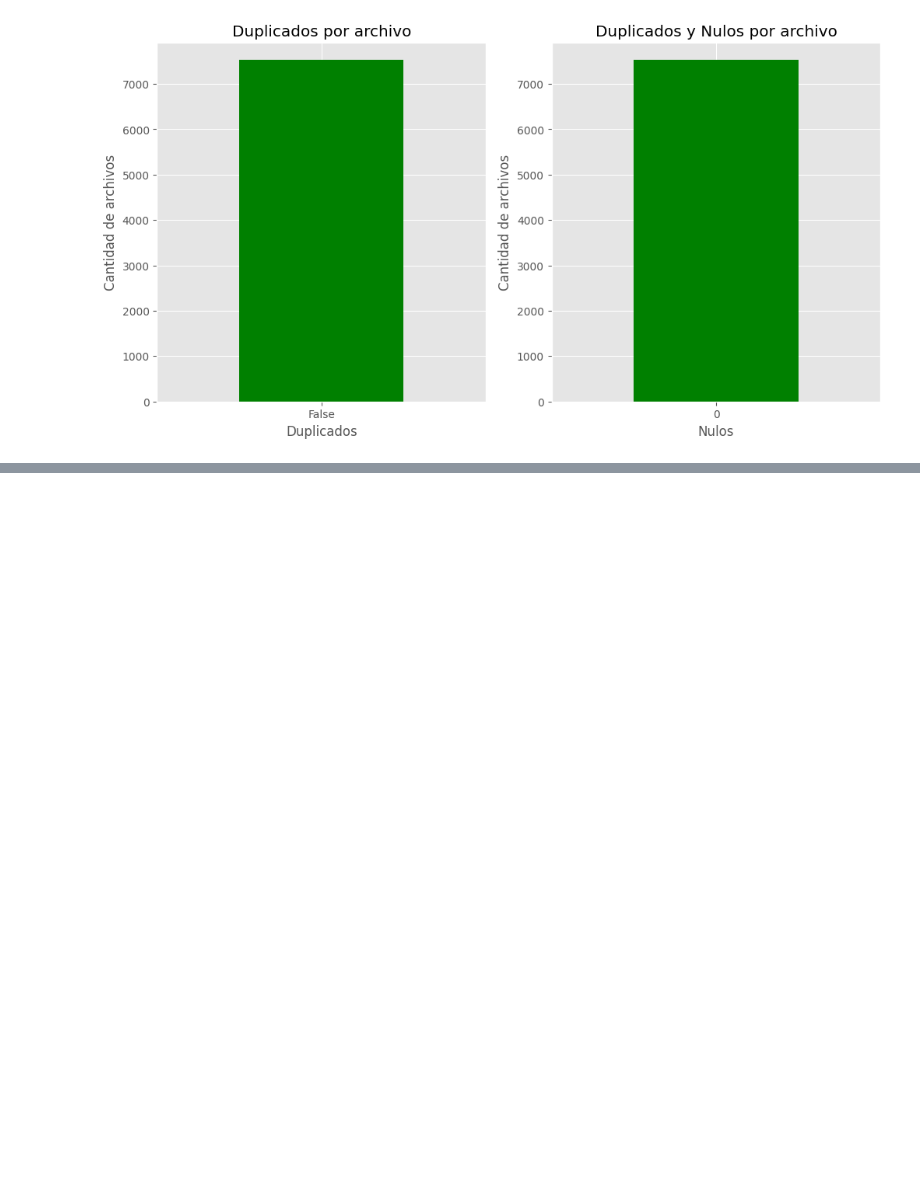
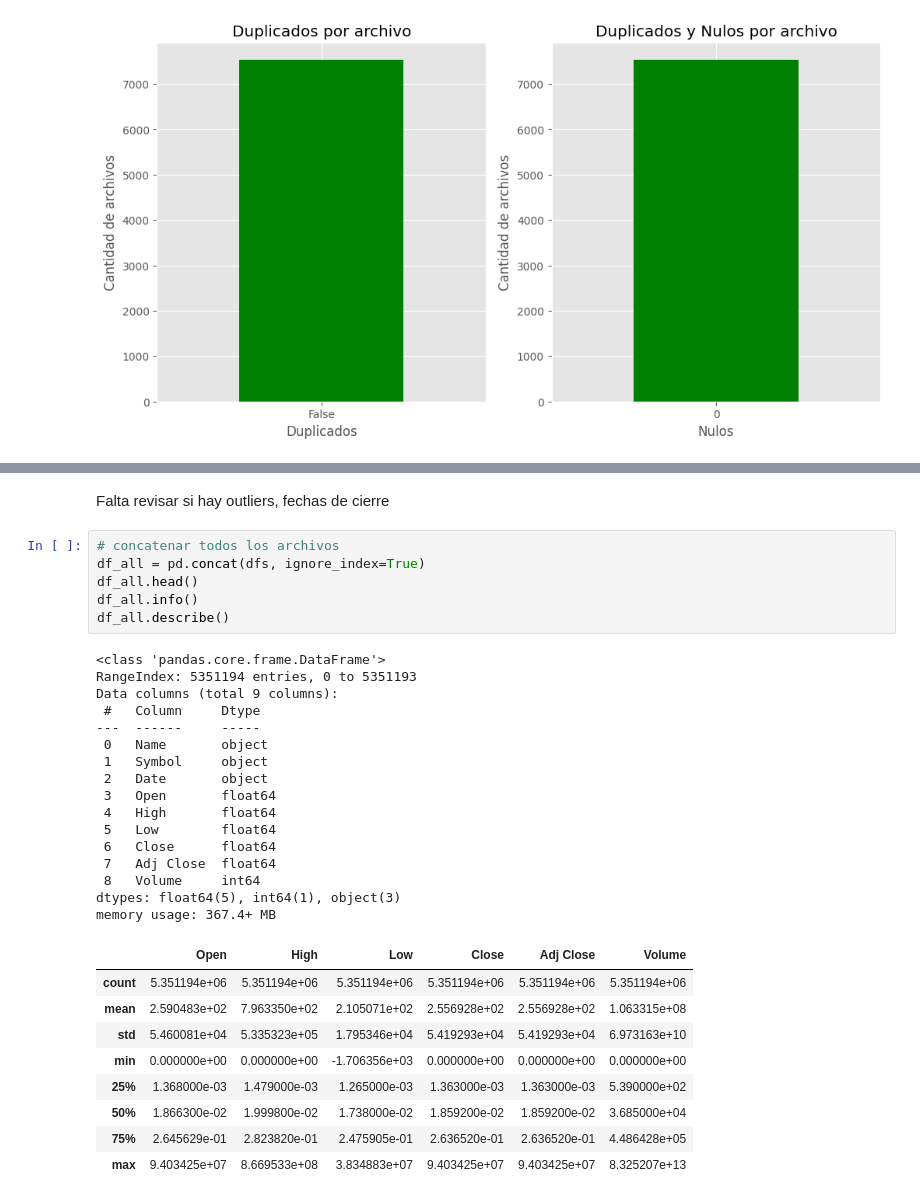
Before and after one commit to R0SEWT/ML-Island, a Jupyter notebook: Fundamentos de ML y preparacion de datos/01_ML_Preprocesamiento_CriptoMonedas.ipynb, the cells around one changed output, grey strips where cells are left out. Drawn from its saved outputs; the diff is of its cells as text; blank space fills up the shorter version.

```diff
--- a/Fundamentos de ML y preparacion de datos/01_ML_Preprocesamiento_CriptoMonedas.ipynb
+++ b/Fundamentos de ML y preparacion de datos/01_ML_Preprocesamiento_CriptoMonedas.ipynb
@@ -308,0 +324,34 @@ plt.show()
+# %% [markdown]
+Falta revisar si hay outliers, fechas de cierre
+# %%
+# concatenar todos los archivos
+df_all = pd.concat(dfs, ignore_index=True)
+df_all.head()
+df_all.info()
+df_all.describe()
+# %% [output]
+<class 'pandas.core.frame.DataFrame'>
+RangeIndex: 5351194 entries, 0 to 5351193
+Data columns (total 9 columns):
+ #   Column     Dtype
+---  ------     -----
+ 0   Name       object
+ 1   Symbol     object
+ 2   Date       object
+ 3   Open       float64
+ 4   High       float64
+ 5   Low        float64
+ 6   Close      float64
+ 7   Adj Close  float64
+ 8   Volume     int64
+dtypes: float64(5), int64(1), object(3)
+memory usage: 367.4+ MB
+|  | Open | High | Low | Close | Adj Close | Volume |
+| count | 5.351194e+06 | 5.351194e+06 | 5.351194e+06 | 5.351194e+06 | 5.351194e+06 | 5.351194e+06 |
+| mean | 2.590483e+02 | 7.963350e+02 | 2.105071e+02 | 2.556928e+02 | 2.556928e+02 | 1.063315e+08 |
+| std | 5.460081e+04 | 5.335323e+05 | 1.795346e+04 | 5.419293e+04 | 5.419293e+04 | 6.973163e+10 |
+| min | 0.000000e+00 | 0.000000e+00 | -1.706356e+03 | 0.000000e+00 | 0.000000e+00 | 0.000000e+00 |
+| 25% | 1.368000e-03 | 1.479000e-03 | 1.265000e-03 | 1.363000e-03 | 1.363000e-03 | 5.390000e+02 |
+| 50% | 1.866300e-02 | 1.999800e-02 | 1.738000e-02 | 1.859200e-02 | 1.859200e-02 | 3.685000e+04 |
+| 75% | 2.645629e-01 | 2.823820e-01 | 2.475905e-01 | 2.636520e-01 | 2.636520e-01 | 4.486428e+05 |
+| max | 9.403425e+07 | 8.669533e+08 | 3.834883e+07 | 9.403425e+07 | 9.403425e+07 | 8.325207e+13 |
```
Also changed, not shown: parts of 17 cells of this notebook, 5 other files.
